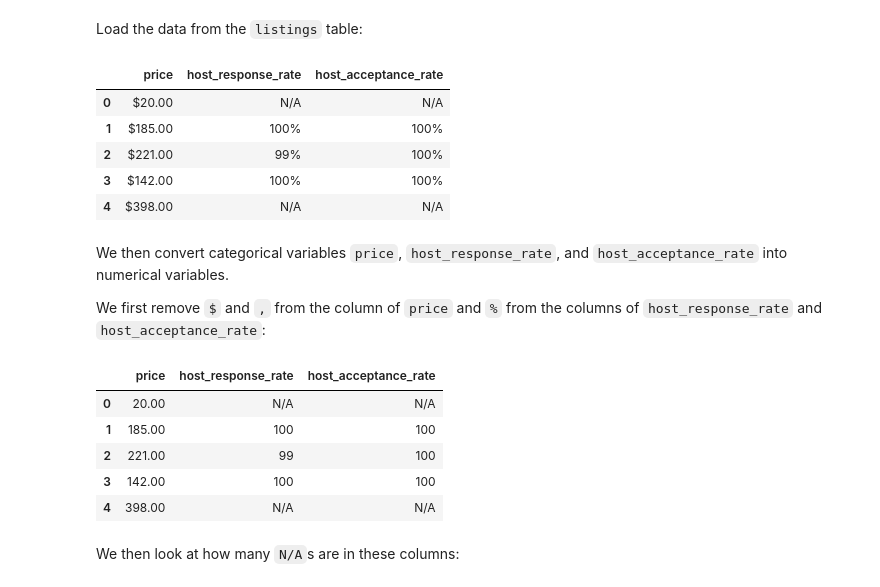
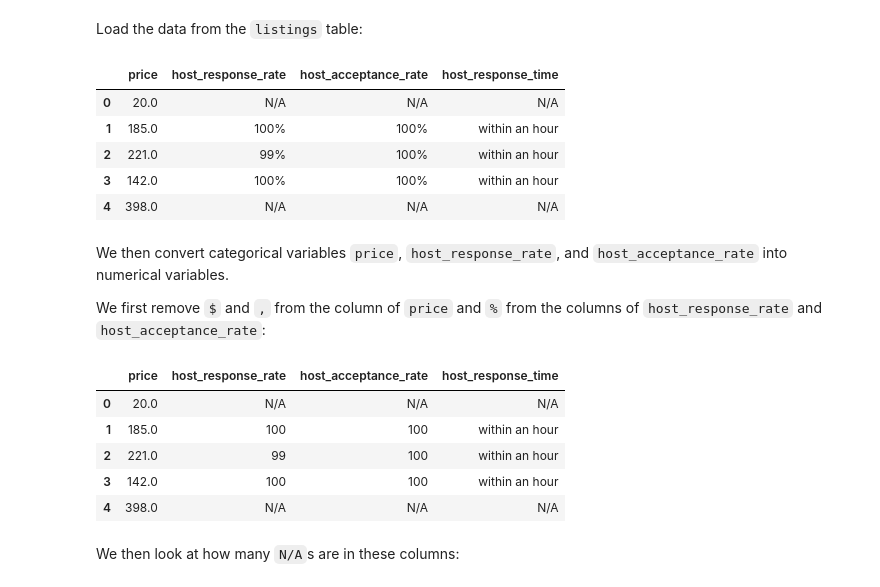
Before and after one commit to carleen/group4_ds_project, a Jupyter notebook: eda/eda.ipynb, the cells around one changed output. Drawn from its saved outputs; the diff is of its cells as text; code cells hidden in the pictures.

Commit message:
Final version of the eda.ipynb file, cleanly executed from start to finish

```diff
--- a/eda/eda.ipynb
+++ b/eda/eda.ipynb
@@ -93,40 +93,47 @@ def lowess_scatter(data, x, y, jitter=0.0, skip_lowess=False):
     plt.show()
     plt.close()
 # %%
-db_path = '../eda/datawarehouse.db'
+db_path = '../datasets/datawarehouse.db'
 # %% [markdown]
 #### ETL - Price (for some EDA instances), host_response_rate, and host_acceptance_rate
 # %% [markdown]
 Load the data from the `listings` table:
 # %%
-data = pd.read_sql_query("SELECT * FROM listings", sqlite3.connect(db_path))
+con = sqlite3.connect(db_path)
+cur = con.cursor()
+query = '''
+SELECT CAST(REPLACE(price, '$', '') AS FLOAT) as price_float, host_response_rate, host_acceptance_rate, host_response_time FROM listings;'''
+
+cur.execute(query)
+con.commit()
+
+all_data = cur.fetchall()
+
+eda_dkn = pd.DataFrame(all_data, columns=["price", "host_response_rate", "host_acceptance_rate", "host_response_time"])
 # %%
-eda_dkn = data.loc[:,["price", "host_response_rate", "host_acceptance_rate"]]
 eda_dkn.head()
 # %% [output]
-|  | price | host_response_rate | host_acceptance_rate |
-| 0 | $20.00 | N/A | N/A |
-| 1 | $185.00 | 100% | 100% |
-| 2 | $221.00 | 99% | 100% |
-| 3 | $142.00 | 100% | 100% |
-| 4 | $398.00 | N/A | N/A |
+|  | price | host_response_rate | host_acceptance_rate | host_response_time |
+| 0 | 20.0 | N/A | N/A | N/A |
+| 1 | 185.0 | 100% | 100% | within an hour |
+| 2 | 221.0 | 99% | 100% | within an hour |
+| 3 | 142.0 | 100% | 100% | within an hour |
+| 4 | 398.0 | N/A | N/A | N/A |
 # %% [markdown]
 We then convert categorical variables `price`, `host_response_rate`, and `host_acceptance_rate` into numerical variables.
 
 We first remove `$` and `,` from the column of `price` and `%` from the columns of `host_response_rate` and `host_acceptance_rate`:
 # %%
-eda_dkn['price'] = eda_dkn['price'].str.replace('$', '')
-eda_dkn['price'] = eda_dkn['price'].str.replace(',', '')
 eda_dkn['host_response_rate'] = eda_dkn['host_response_rate'].str.replace('%', '')
 eda_dkn['host_acceptance_rate'] = eda_dkn['host_acceptance_rate'].str.replace('%', '')
 eda_dkn.head()
 # %% [output]
-|  | price | host_response_rate | host_acceptance_rate |
-| 0 | 20.00 | N/A | N/A |
-| 1 | 185.00 | 100 | 100 |
-| 2 | 221.00 | 99 | 100 |
-| 3 | 142.00 | 100 | 100 |
-| 4 | 398.00 | N/A | N/A |
+|  | price | host_response_rate | host_acceptance_rate | host_response_time |
+| 0 | 20.0 | N/A | N/A | N/A |
+| 1 | 185.0 | 100 | 100 | within an hour |
+| 2 | 221.0 | 99 | 100 | within an hour |
+| 3 | 142.0 | 100 | 100 | within an hour |
+| 4 | 398.0 | N/A | N/A | N/A |
 # %% [markdown]
 We then look at how many `N/A`s are in these columns:
 # %%
```
Also changed, not shown: parts of 16 cells of this notebook.
